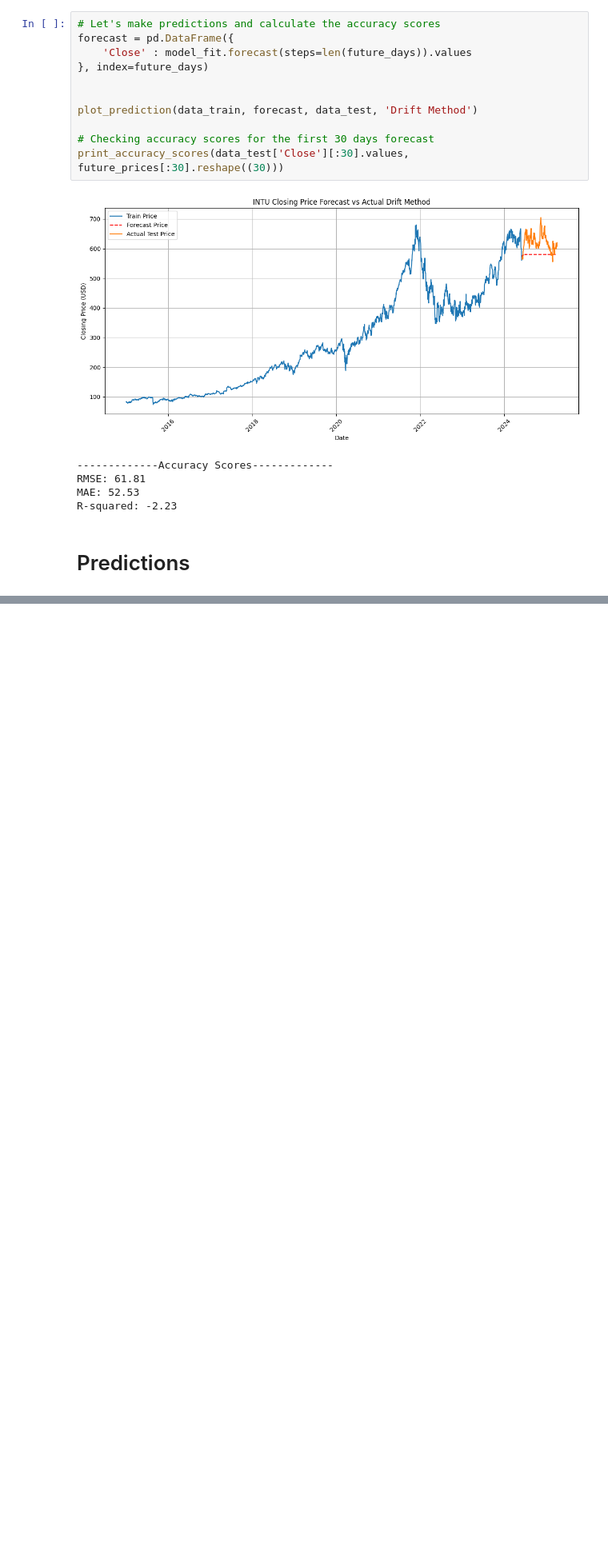
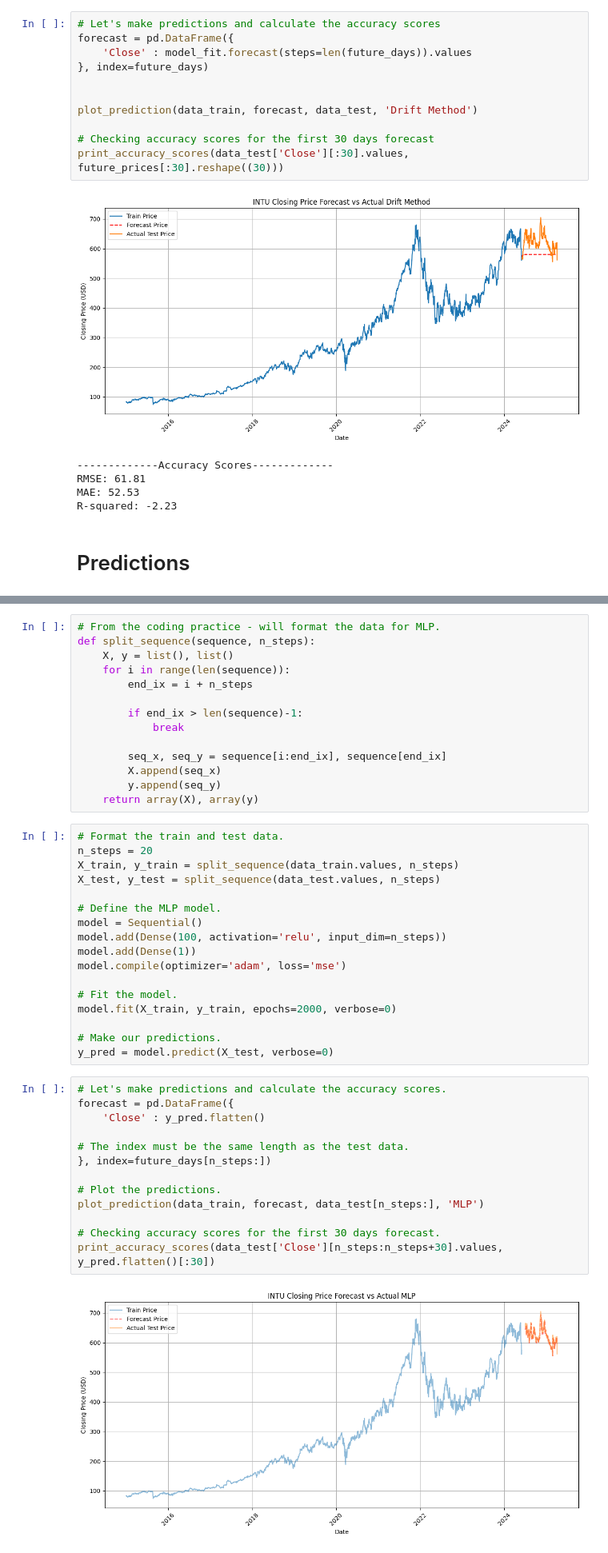
Before and after one commit to tfrazer34/IU_Spring_Project_2025, a Jupyter notebook: Final Part2 Code/Final_Part_2_Tyler_colab.ipynb, the cells around one changed output, grey strips where cells are left out. Shown at 80% size. Drawn from its saved outputs; the diff is of its cells as text; blank space fills up the shorter version.

```diff
--- a/Final Part2 Code/Final_Part_2_Tyler_colab.ipynb
+++ b/Final Part2 Code/Final_Part_2_Tyler_colab.ipynb
@@ -403,0 +431,46 @@ Date
+# %%
+# From the coding practice - will format the data for MLP.
+def split_sequence(sequence, n_steps):
+    X, y = list(), list()
+    for i in range(len(sequence)):
+        end_ix = i + n_steps
+
+        if end_ix > len(sequence)-1:
+            break
+
+        seq_x, seq_y = sequence[i:end_ix], sequence[end_ix]
+        X.append(seq_x)
+        y.append(seq_y)
+    return array(X), array(y)
+# %%
+# Format the train and test data.
+n_steps = 20
+X_train, y_train = split_sequence(data_train.values, n_steps)
+X_test, y_test = split_sequence(data_test.values, n_steps)
+
+# Define the MLP model.
+model = Sequential()
+model.add(Dense(100, activation='relu', input_dim=n_steps))
+model.add(Dense(1))
+model.compile(optimizer='adam', loss='mse')
+
+# Fit the model.
+model.fit(X_train, y_train, epochs=2000, verbose=0)
+
+# Make our predictions.
+y_pred = model.predict(X_test, verbose=0)
+# %%
+# Let's make predictions and calculate the accuracy scores.
+forecast = pd.DataFrame({
+    'Close' : y_pred.flatten()
+
+# The index must be the same length as the test data.
+}, index=future_days[n_steps:])
+
+# Plot the predictions.
+plot_prediction(data_train, forecast, data_test[n_steps:], 'MLP')
+
+# Checking accuracy scores for the first 30 days forecast.
+print_accuracy_scores(data_test['Close'][n_steps:n_steps+30].values, y_pred.flatten()[:30])
+# %% [output]
+[figure, added]
```
Also changed, not shown: parts of 17 cells of this notebook.
